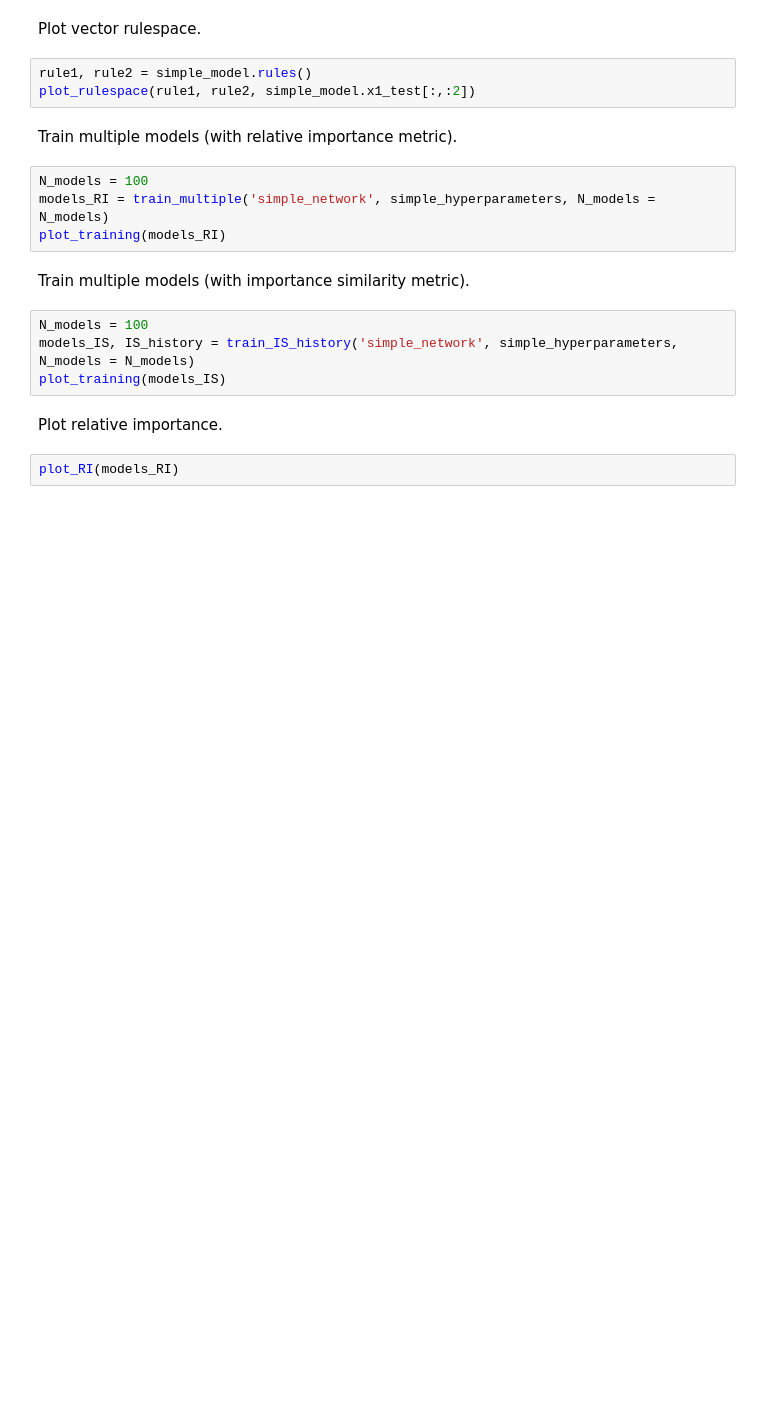
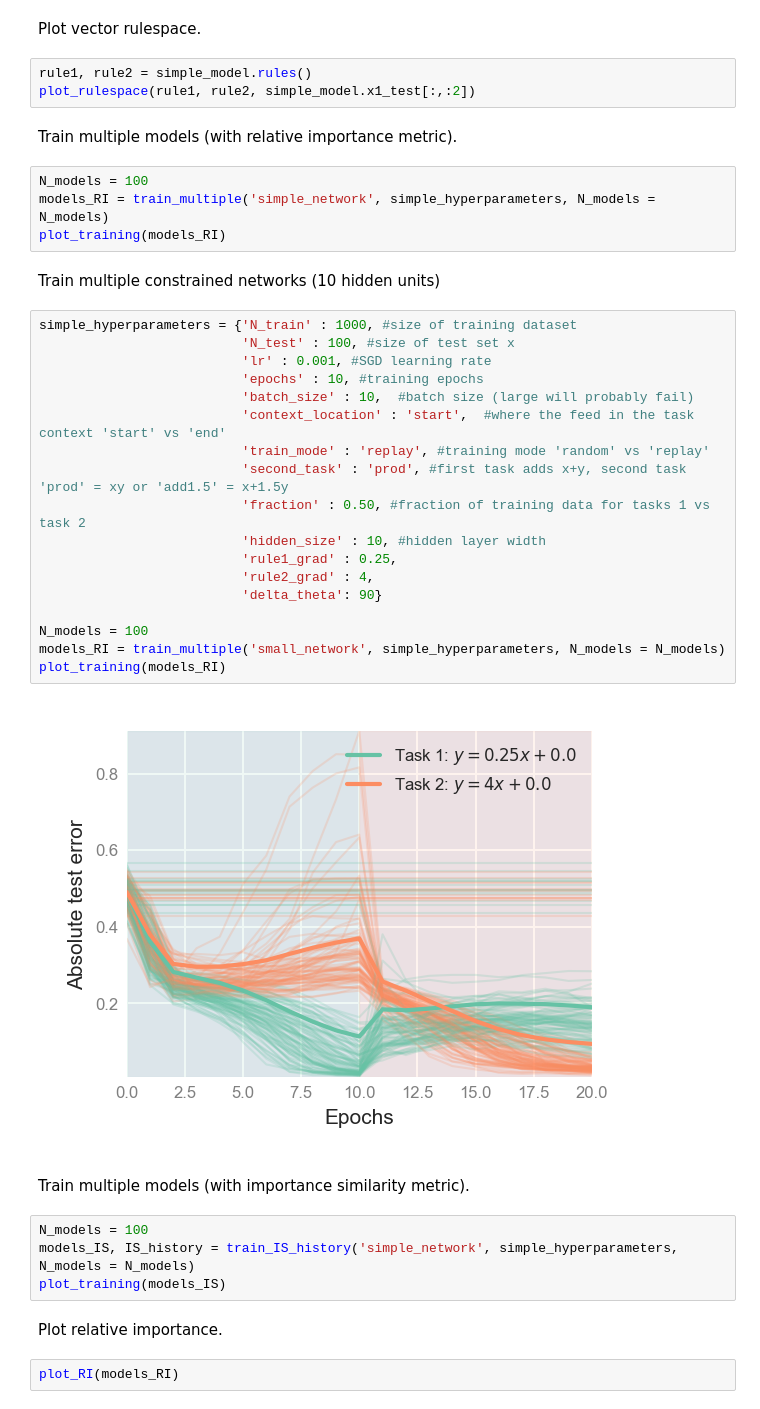
Before and after one commit to LukeHollingsworth/ModNet, a Jupyter notebook: SoftTaskSpace/SoftTaskSpace.ipynb, the cells around one changed output. Drawn from its saved outputs; the diff is of its cells as text; blank space fills up the shorter version.

```diff
--- a/SoftTaskSpace/SoftTaskSpace.ipynb
+++ b/SoftTaskSpace/SoftTaskSpace.ipynb
@@ -32,6 +32,28 @@ Train multiple models (with relative importance metric).
 N_models = 100
 models_RI = train_multiple('simple_network', simple_hyperparameters, N_models = N_models)
 plot_training(models_RI)
+# %% [markdown]
+Train multiple constrained networks (10 hidden units)
+# %%
+simple_hyperparameters = {'N_train' : 1000, #size of training dataset
+                          'N_test' : 100, #size of test set x
+                          'lr' : 0.001, #SGD learning rate
+                          'epochs' : 10, #training epochs
+                          'batch_size' : 10,  #batch size (large will probably fail)
+                          'context_location' : 'start',  #where the feed in the task context 'start' vs 'end'
+                          'train_mode' : 'replay', #training mode 'random' vs 'replay'
+                          'second_task' : 'prod', #first task adds x+y, second task 'prod' = xy or 'add1.5' = x+1.5y
+                          'fraction' : 0.50, #fraction of training data for tasks 1 vs task 2
+                          'hidden_size' : 10, #hidden layer width
+                          'rule1_grad' : 0.25,
+                          'rule2_grad' : 4,
+                          'delta_theta': 90}
+
+N_models = 100
+models_RI = train_multiple('small_network', simple_hyperparameters, N_models = N_models)
+plot_training(models_RI)
+# %% [output]
+[figure, added]
 # %% [markdown]
 Train multiple models (with importance similarity metric).
 # %%
```
Also changed, not shown: parts of 3 cells of this notebook, 40 other files.
